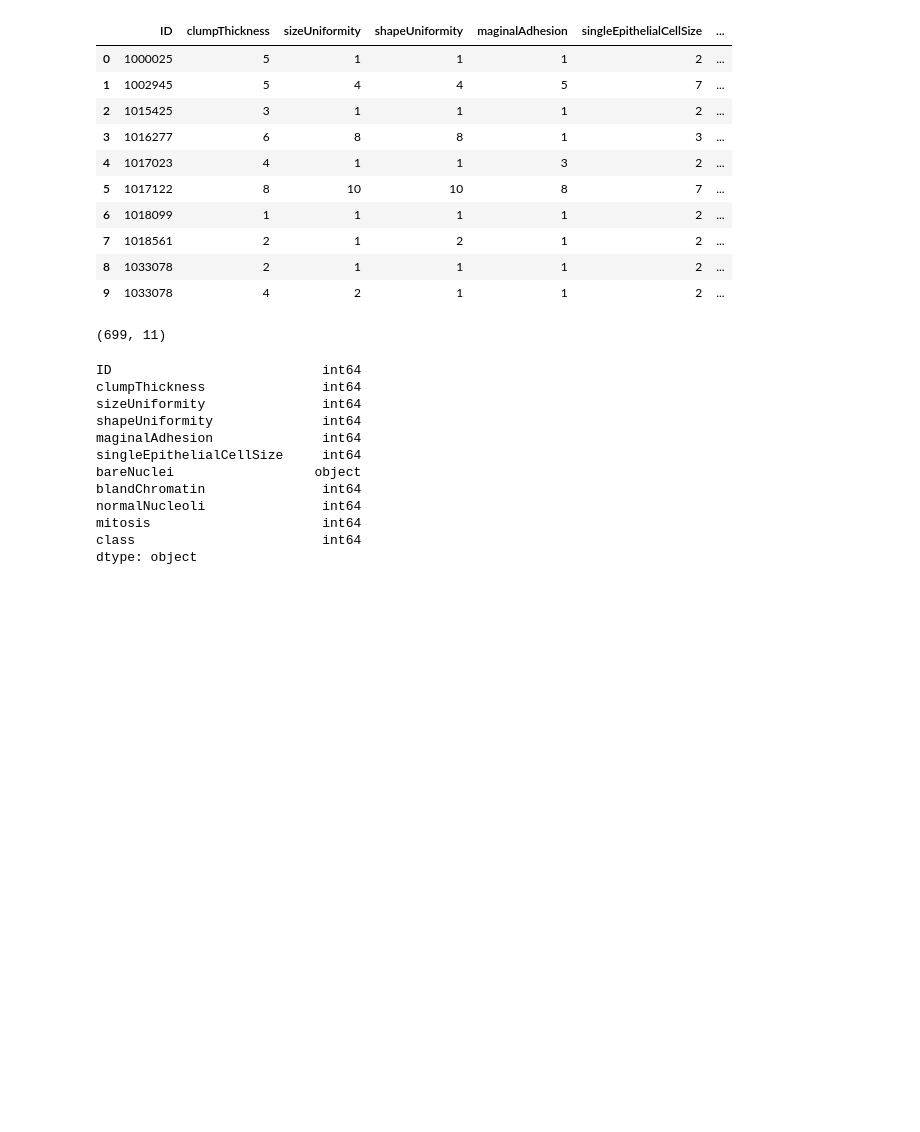
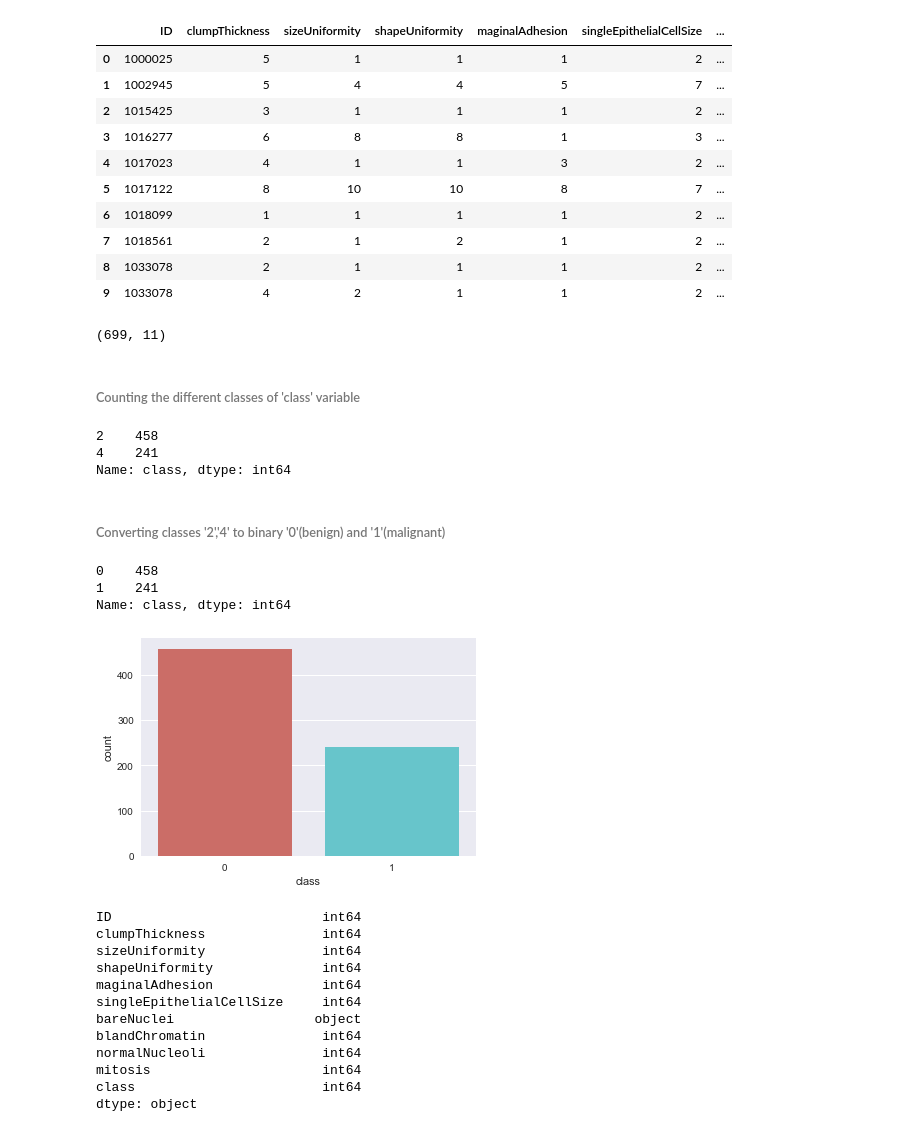
Before and after one commit to SravanthiVillanova/big-data-python-class, a Jupyter notebook: Homeworks/Project/ADUSUMILLI_SRAVANTHI_Final_Project.ipynb, the cells around one changed output. Saved outputs shown, nothing was run; the diff lists cells and outputs as text; code cells hidden in the pictures; blank space fills up the shorter version.

```diff
--- a/Homeworks/Project/ADUSUMILLI_SRAVANTHI_Final_Project.ipynb
+++ b/Homeworks/Project/ADUSUMILLI_SRAVANTHI_Final_Project.ipynb
@@ -31,6 +68,29 @@ data.head(10)
 data.shape
 # %% [output]
 (699, 11)
+# %% [markdown]
+###### Counting the different classes of 'class' variable
+# %%
+data['class'].value_counts()
+# %% [output]
+2    458
+4    241
+Name: class, dtype: int64
+# %% [markdown]
+###### Converting classes '2','4' to binary '0'(benign) and '1'(malignant)
+# %%
+data['class'].replace(2, 0, inplace=True)
+data['class'].replace(4, 1, inplace=True)
+data['class'].value_counts()
+# %% [output]
+0    458
+1    241
+Name: class, dtype: int64
+# %%
+sns.countplot(x='class', data=data, palette = 'hls')
+plt.show()
+# %% [output]
+[figure, added]
 # %%
 data.dtypes
 # %% [output]
```
Also changed, not shown: parts of 85 cells of this notebook, 2 other files.
